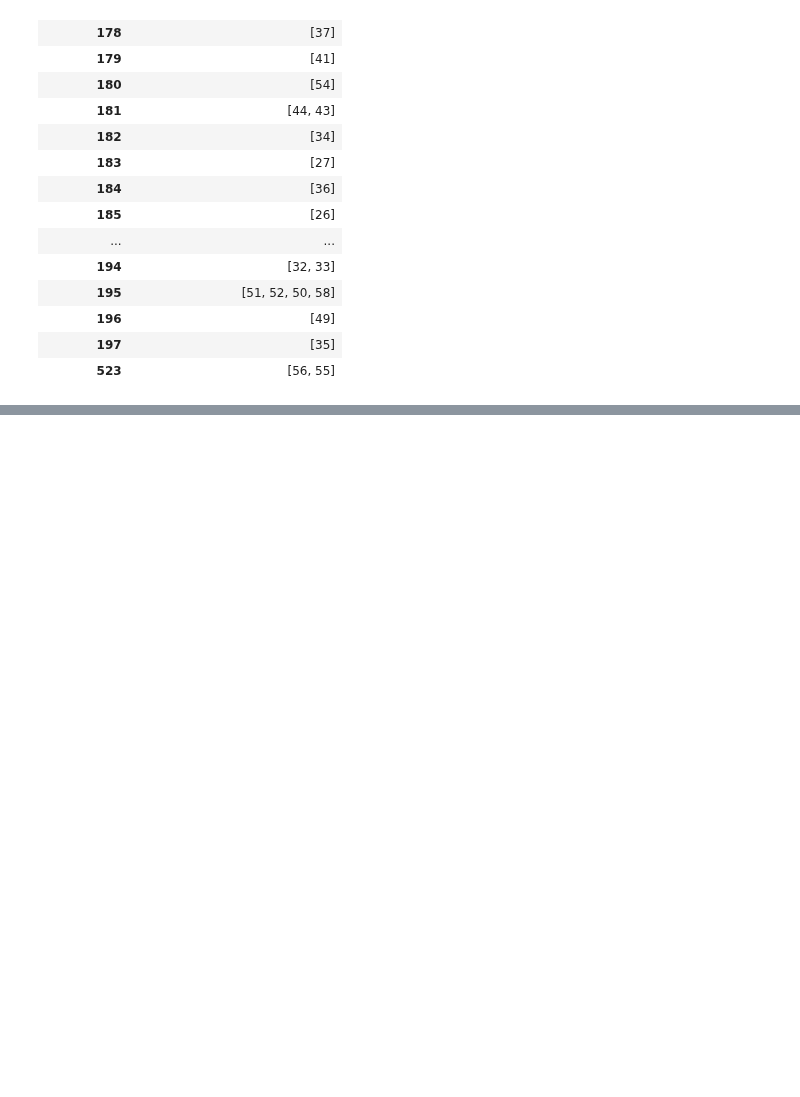
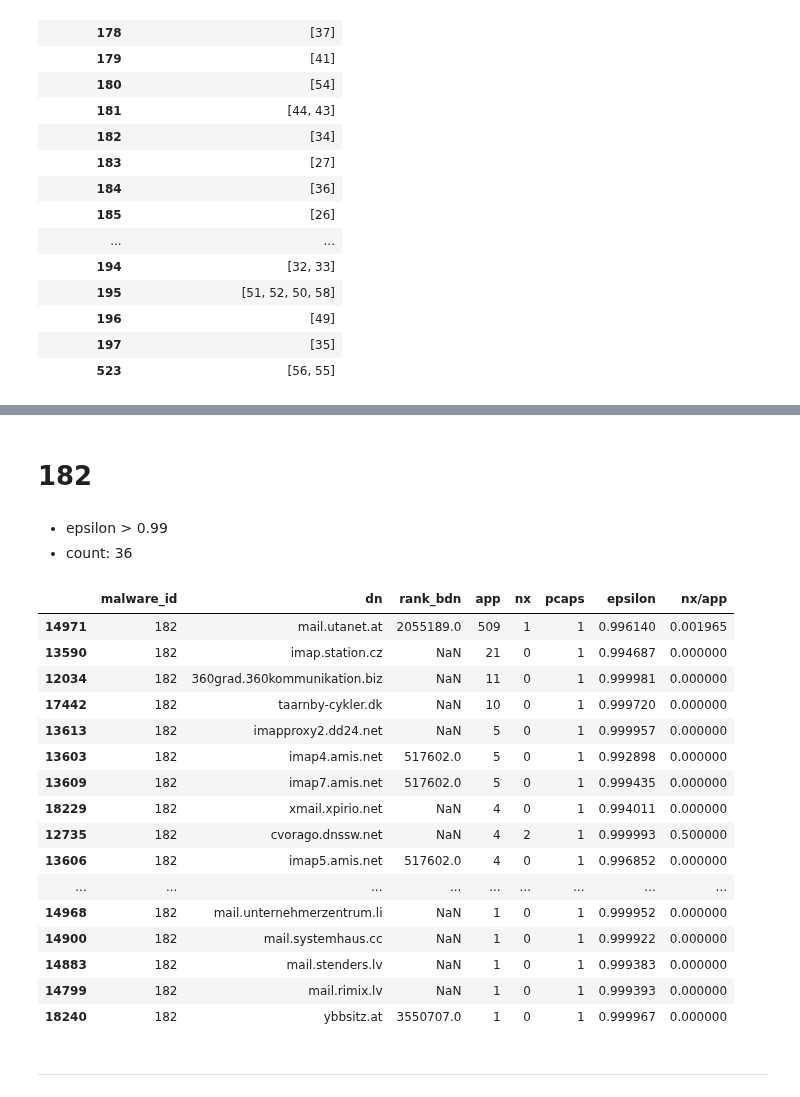
Before and after one commit to princio/dga-detection-analysis-framework, a Jupyter notebook: ml/pcap_analysis/mw_analyzer.ipynb, the cells around one changed output, grey strips where cells are left out. Drawn from its saved outputs; the diff is of its cells as text; code cells hidden in the pictures; blank space fills up the shorter version.

```diff
--- a/ml/pcap_analysis/mw_analyzer.ipynb
+++ b/ml/pcap_analysis/mw_analyzer.ipynb
@@ -1873,0 +708,25 @@ Success
+# %%
+display(Markdown("# 182"))
+df = genmask(182, appgt10=None, th=0.99)
+# %% [output]
+# 182
+- epsilon > 0.99
+- count: 36
+|  | malware_id | dn | rank_bdn | app | nx | pcaps | epsilon | nx/app |
+| 14971 | 182 | mail.utanet.at | 2055189.0 | 509 | 1 | 1 | 0.996140 | 0.001965 |
+| 13590 | 182 | imap.station.cz | NaN | 21 | 0 | 1 | 0.994687 | 0.000000 |
+| 12034 | 182 | 360grad.360kommunikation.biz | NaN | 11 | 0 | 1 | 0.999981 | 0.000000 |
+| 17442 | 182 | taarnby-cykler.dk | NaN | 10 | 0 | 1 | 0.999720 | 0.000000 |
+| 13613 | 182 | imapproxy2.dd24.net | NaN | 5 | 0 | 1 | 0.999957 | 0.000000 |
+| 13603 | 182 | imap4.amis.net | 517602.0 | 5 | 0 | 1 | 0.992898 | 0.000000 |
+| 13609 | 182 | imap7.amis.net | 517602.0 | 5 | 0 | 1 | 0.999435 | 0.000000 |
+| 18229 | 182 | xmail.xpirio.net | NaN | 4 | 0 | 1 | 0.994011 | 0.000000 |
+| 12735 | 182 | cvorago.dnssw.net | NaN | 4 | 2 | 1 | 0.999993 | 0.500000 |
+| 13606 | 182 | imap5.amis.net | 517602.0 | 4 | 0 | 1 | 0.996852 | 0.000000 |
+| ... | ... | ... | ... | ... | ... | ... | ... | ... |
+| 14968 | 182 | mail.unternehmerzentrum.li | NaN | 1 | 0 | 1 | 0.999952 | 0.000000 |
+| 14900 | 182 | mail.systemhaus.cc | NaN | 1 | 0 | 1 | 0.999922 | 0.000000 |
+| 14883 | 182 | mail.stenders.lv | NaN | 1 | 0 | 1 | 0.999383 | 0.000000 |
+| 14799 | 182 | mail.rimix.lv | NaN | 1 | 0 | 1 | 0.999393 | 0.000000 |
+| 18240 | 182 | ybbsitz.at | 3550707.0 | 1 | 0 | 1 | 0.999967 | 0.000000 |
+***
```
Also changed, not shown: parts of 50 cells of this notebook, 1 other file.
